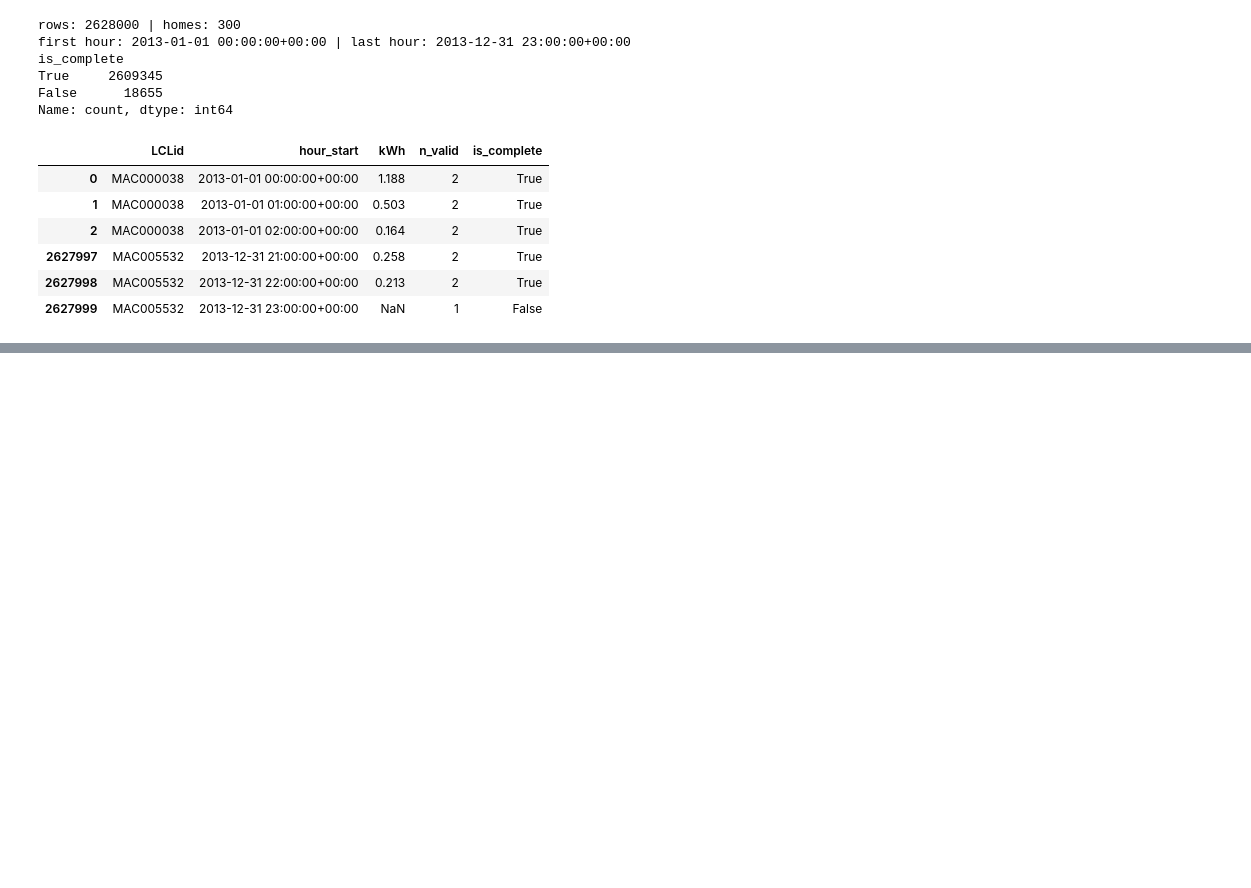
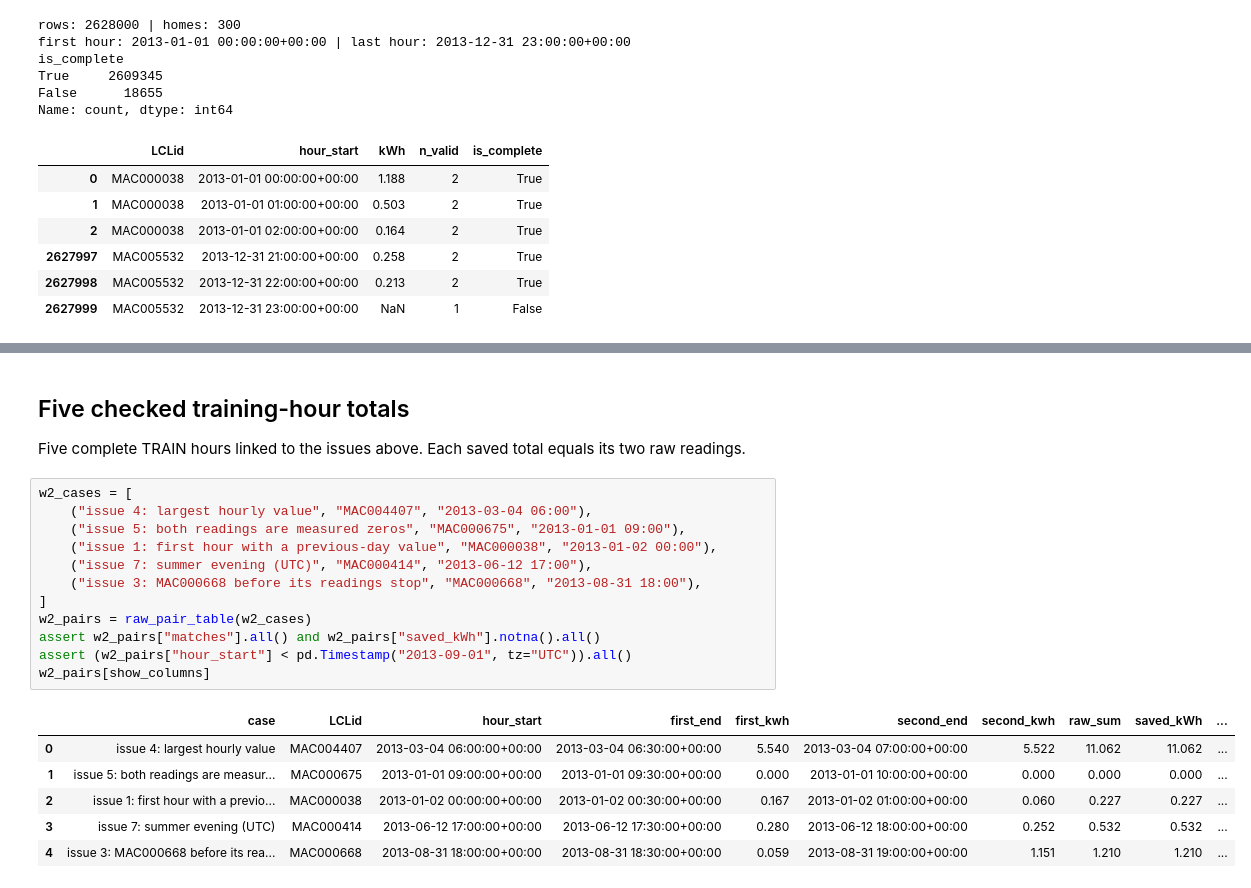
Before and after one commit to Fadhlallah-Almohammed/household-energy-prediction, a Jupyter notebook: notebooks/M2/prepare_hourly_data.ipynb, the cells around one changed output, grey strips where cells are left out. Drawn from its saved outputs; the diff is of its cells as text; blank space fills up the shorter version.

Commit message:
M2 - Week 2: hourly file checks (#12)
* Complete M2 week 2 tasks

* Correct missing-input explanations after verification

---------

Co-authored-by: Fadhlallah Almohammed <fadilullah17@gmail.com>

```diff
--- a/notebooks/M2/prepare_hourly_data.ipynb
+++ b/notebooks/M2/prepare_hourly_data.ipynb
@@ -522,0 +592,23 @@ Name: count, dtype: int64
+# %% [markdown]
+## Five checked training-hour totals
+
+Five complete TRAIN hours linked to the issues above. Each saved total equals its two raw readings.
+# %%
+w2_cases = [
+    ("issue 4: largest hourly value", "MAC004407", "2013-03-04 06:00"),
+    ("issue 5: both readings are measured zeros", "MAC000675", "2013-01-01 09:00"),
+    ("issue 1: first hour with a previous-day value", "MAC000038", "2013-01-02 00:00"),
+    ("issue 7: summer evening (UTC)", "MAC000414", "2013-06-12 17:00"),
+    ("issue 3: MAC000668 before its readings stop", "MAC000668", "2013-08-31 18:00"),
+]
+w2_pairs = raw_pair_table(w2_cases)
+assert w2_pairs["matches"].all() and w2_pairs["saved_kWh"].notna().all()
+assert (w2_pairs["hour_start"] < pd.Timestamp("2013-09-01", tz="UTC")).all()
+w2_pairs[show_columns]
+# %% [output]
+|  | case | LCLid | hour_start | first_end | first_kwh | second_end | second_kwh | raw_sum | saved_kWh | ... |
+| 0 | issue 4: largest hourly value | MAC004407 | 2013-03-04 06:00:00+00:00 | 2013-03-04 06:30:00+00:00 | 5.540 | 2013-03-04 07:00:00+00:00 | 5.522 | 11.062 | 11.062 | ... |
+| 1 | issue 5: both readings are measur... | MAC000675 | 2013-01-01 09:00:00+00:00 | 2013-01-01 09:30:00+00:00 | 0.000 | 2013-01-01 10:00:00+00:00 | 0.000 | 0.000 | 0.000 | ... |
+| 2 | issue 1: first hour with a previo... | MAC000038 | 2013-01-02 00:00:00+00:00 | 2013-01-02 00:30:00+00:00 | 0.167 | 2013-01-02 01:00:00+00:00 | 0.060 | 0.227 | 0.227 | ... |
+| 3 | issue 7: summer evening (UTC) | MAC000414 | 2013-06-12 17:00:00+00:00 | 2013-06-12 17:30:00+00:00 | 0.280 | 2013-06-12 18:00:00+00:00 | 0.252 | 0.532 | 0.532 | ... |
+| 4 | issue 3: MAC000668 before its rea... | MAC000668 | 2013-08-31 18:00:00+00:00 | 2013-08-31 18:30:00+00:00 | 0.059 | 2013-08-31 19:00:00+00:00 | 1.151 | 1.210 | 1.210 | ... |
```
Also changed, not shown: parts of 20 cells of this notebook.
